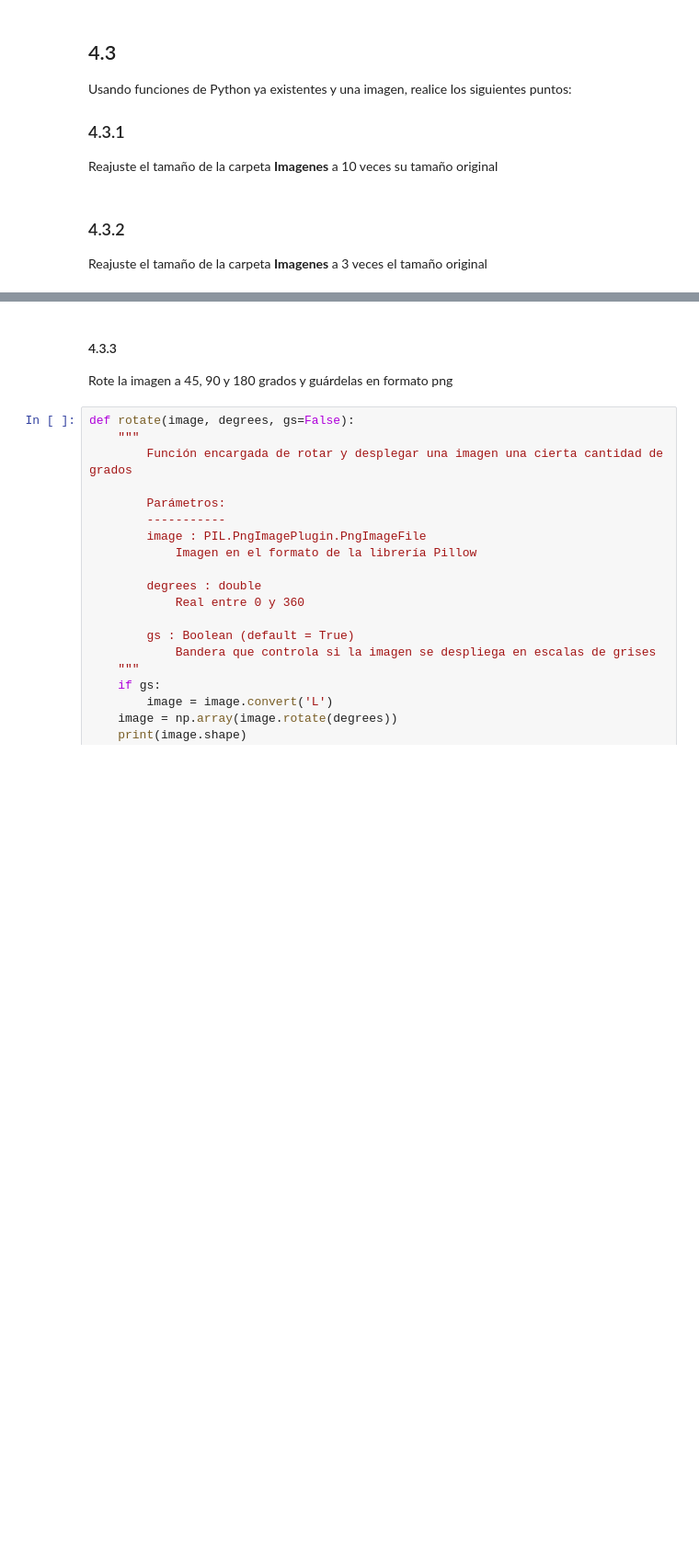
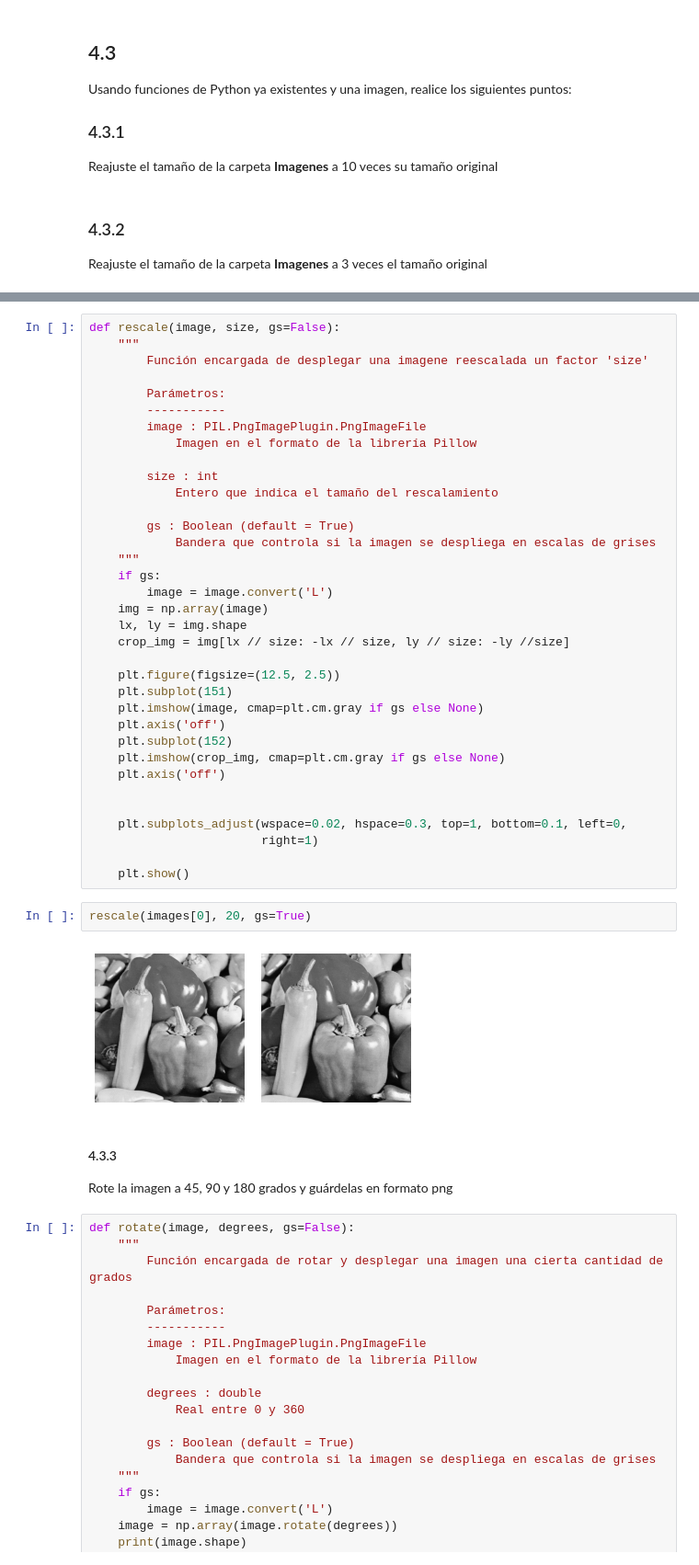
Before and after one commit to nestorivanmo/iimas-data-science, a Jupyter notebook: 2021-2/rp/practicas/1/src.ipynb, the cells around one changed output, grey strips where cells are left out. Shown at 92% size. Saved outputs shown, nothing was run; the diff lists cells and outputs as text; blank space fills up the shorter version.

```diff
--- a/2021-2/rp/practicas/1/src.ipynb
+++ b/2021-2/rp/practicas/1/src.ipynb
@@ -87,3 +107,42 @@ Reajuste el tamaño de la carpeta **Imagenes** a 3 veces el tamaño original
+# %%
+def rescale(image, size, gs=False):
+    """
+        Función encargada de desplegar una imagene reescalada un factor 'size'
+
+        Parámetros:
+        -----------
+        image : PIL.PngImagePlugin.PngImageFile
+            Imagen en el formato de la librería Pillow
+
+        size : int
+            Entero que indica el tamaño del rescalamiento
+
+        gs : Boolean (default = True)
+            Bandera que controla si la imagen se despliega en escalas de grises
+    """
+    if gs:
+        image = image.convert('L')
+    img = np.array(image)
+    lx, ly = img.shape
+    crop_img = img[lx // size: -lx // size, ly // size: -ly //size]
+
+    plt.figure(figsize=(12.5, 2.5))
+    plt.subplot(151)
+    plt.imshow(image, cmap=plt.cm.gray if gs else None)
+    plt.axis('off')
+    plt.subplot(152)
+    plt.imshow(crop_img, cmap=plt.cm.gray if gs else None)
+    plt.axis('off')
+
+
+    plt.subplots_adjust(wspace=0.02, hspace=0.3, top=1, bottom=0.1, left=0,
+                        right=1)
+
+    plt.show()
+# %%
+rescale(images[0], 20, gs=True)
+# %% [output]
+[figure, added]
 # %% [markdown]
 #### 4.3.3
 Rote la imagen a 45, 90 y 180 grados y guárdelas en formato png
```
Also changed, not shown: parts of 2 cells of this notebook.
